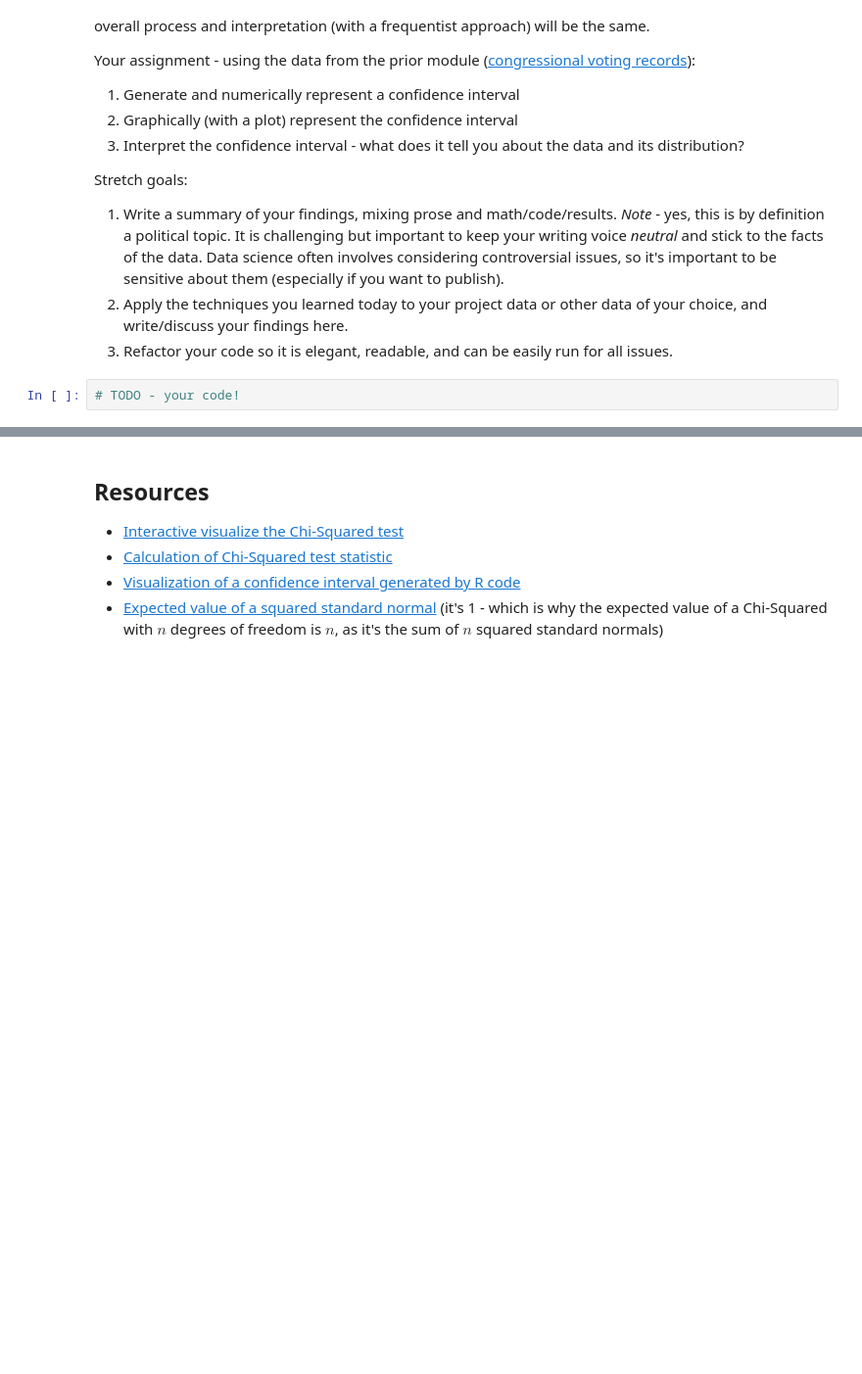
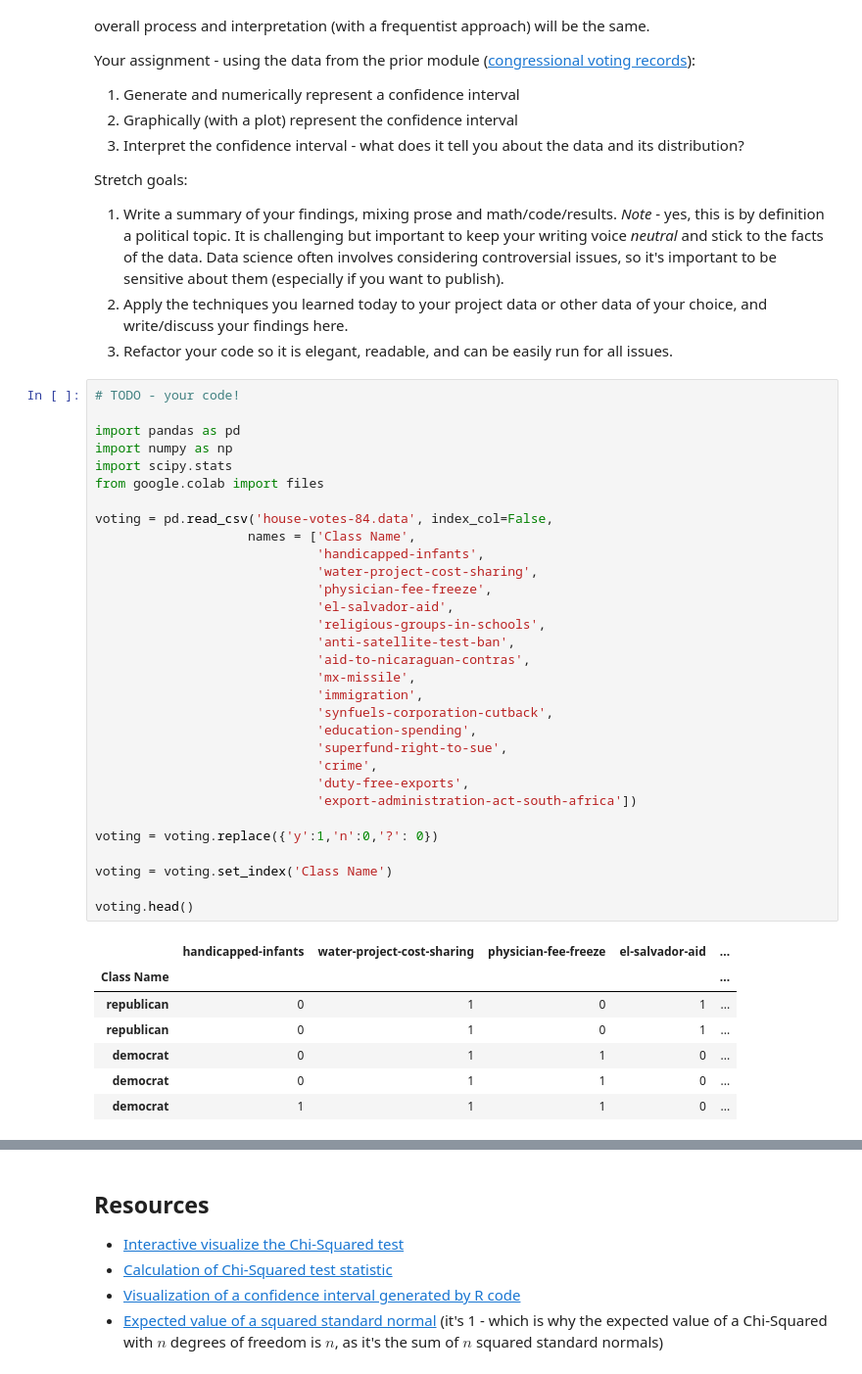
Before and after one commit to damerei/DS-Unit-1-Sprint-4-Statistical-Tests-and-Experiments, a Jupyter notebook: module2-sampling-confidence-intervals-and-hypothesis-testing/LS_DS_142_Sampling_Confidence_Intervals_and_Hypothesis_Testing.ipynb, the cells around one changed output, grey strips where cells are left out. Shown at 98% size. Saved outputs shown, nothing was run; the diff lists cells and outputs as text; blank space fills up the shorter version.

```diff
--- a/module2-sampling-confidence-intervals-and-hypothesis-testing/LS_DS_142_Sampling_Confidence_Intervals_and_Hypothesis_Testing.ipynb
+++ b/module2-sampling-confidence-intervals-and-hypothesis-testing/LS_DS_142_Sampling_Confidence_Intervals_and_Hypothesis_Testing.ipynb
@@ -242,5 +259,42 @@ Stretch goals:
 1. Write a summary of your findings, mixing prose and math/code/results. *Note* - yes, this is by definition a political topic. It is challenging but important to keep your writing voice *neutral* and stick to the facts of the data. Data science often involves considering controversial issues, so it's important to be sensitive about them (especially if you want to publish).
 2. Apply the techniques you learned today to your project data or other data of your choice, and write/discuss your findings here.
 3. Refactor your code so it is elegant, readable, and can be easily run for all issues.
-# %%
-# TODO - your code!
+# %%
+# TODO - your code!
+
+import pandas as pd
+import numpy as np
+import scipy.stats
+from google.colab import files
+
+voting = pd.read_csv('house-votes-84.data', index_col=False,
+                    names = ['Class Name',
+                             'handicapped-infants',
+                             'water-project-cost-sharing',
+                             'physician-fee-freeze',
+                             'el-salvador-aid',
+                             'religious-groups-in-schools',
+                             'anti-satellite-test-ban',
+                             'aid-to-nicaraguan-contras',
+                             'mx-missile',
+                             'immigration',
+                             'synfuels-corporation-cutback',
+                             'education-spending',
+                             'superfund-right-to-sue',
+                             'crime',
+                             'duty-free-exports',
+                             'export-administration-act-south-africa'])
+
+voting = voting.replace({'y':1,'n':0,'?': 0})
+
+voting = voting.set_index('Class Name')
+
+voting.head()
+# %% [output]
+|  | handicapped-infants | water-project-cost-sharing | physician-fee-freeze | el-salvador-aid | ... |
+| Class Name |  |  |  |  | ... |
+| republican | 0 | 1 | 0 | 1 | ... |
+| republican | 0 | 1 | 0 | 1 | ... |
+| democrat | 0 | 1 | 1 | 0 | ... |
+| democrat | 0 | 1 | 1 | 0 | ... |
+| democrat | 1 | 1 | 1 | 0 | ... |
```
Also changed, not shown: parts of 9 cells of this notebook.
